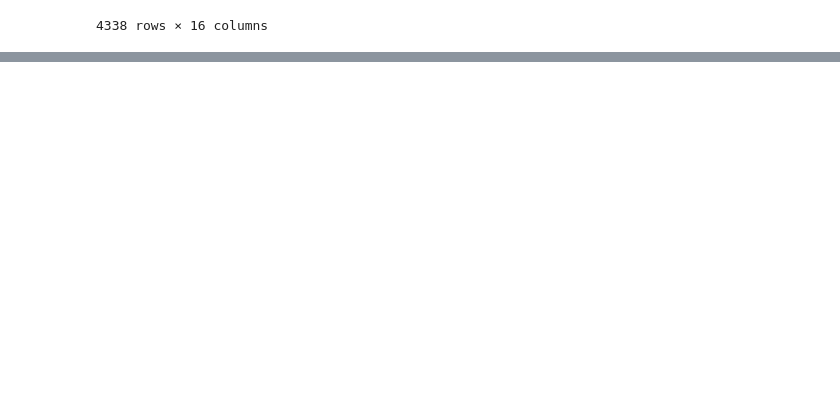
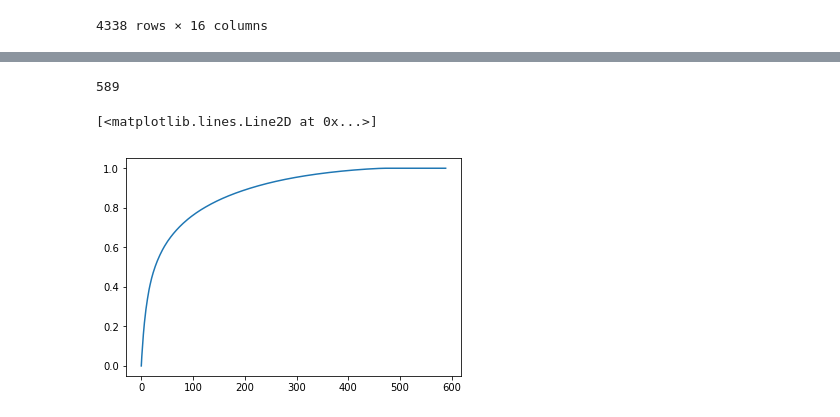
Before and after one commit to leexa90/E-commece-Data-Science, a Jupyter notebook: Untitled.ipynb, the cells around one changed output, grey strips where cells are left out. Drawn from its saved outputs; the diff is of its cells as text; code cells hidden in the pictures; blank space fills up the shorter version.

```diff
--- a/Untitled.ipynb
+++ b/Untitled.ipynb
@@ -210,16 +210,22 @@ Invoice = train.groupby(['CustomerID',]).apply(lambda x :(list(x['StockCode_NR_i
 #print Invoice.head()
 customer_info_orders = pd.merge(customer_info,Invoice,on='CustomerID',how='outer')
 customer_info_orders.rename(columns={0 : 'orders'},inplace=True)
-customer_info_orders = customer_info_orders.sort_values('CustomerID')
+Invoice_future = test.groupby(['CustomerID',]).apply(lambda x :(list(x['StockCode_NR_int']),
+                                                         list(x['Quantity']))).reset_index(drop=0)
+#print Invoice.head()
+customer_info_orders = pd.merge(customer_info_orders,Invoice_future,on='CustomerID',how='outer')
+customer_info_orders.rename(columns={0 : 'orders_future'},inplace=True)
+customer_info_orders = customer_info_orders.sort_values('CustomerID').reset_index(drop=True)
 #print customer_info_orders
 # %%
-matrix = np.zeros((len(customer_info_orders),counter)).astype(np.float32)
+matrix_past = np.zeros((len(customer_info_orders),counter)).astype(np.float32)
 for i in range(len(customer_info_orders)):
     try:
         pdt,quantity = customer_info_orders.iloc[i]['orders']
+        for j,k in zip(pdt,quantity):
+            matrix_past[i,j] += k
     except TypeError : None #no orders presetn
-    for j,k in zip(pdt,quantity):
-        matrix[i,j] += k
+
 import gc
 gc.collect()
 # %% [output]
@@ -226,0 +258,13 @@ gc.collect()
+# %%
+# recommendation system , for our case since entries are small, we use SVD to do matrix factorization
+# instead of a less expensive but approximate algorithm like alternating last squares. WARNING This is not scalable.
+U,D,V = np.linalg.svd(matrix_past)
+Z = sum(D)
+print len(D)
+#D = D[:25]
+
+plt.plot(map(lambda x : np.sum(D[:x])/Z,range(len(D))))
+# %% [output]
+589
+[<matplotlib.lines.Line2D at 0x...>]
+[figure, added]
```
Also changed, not shown: parts of 17 cells of this notebook.
